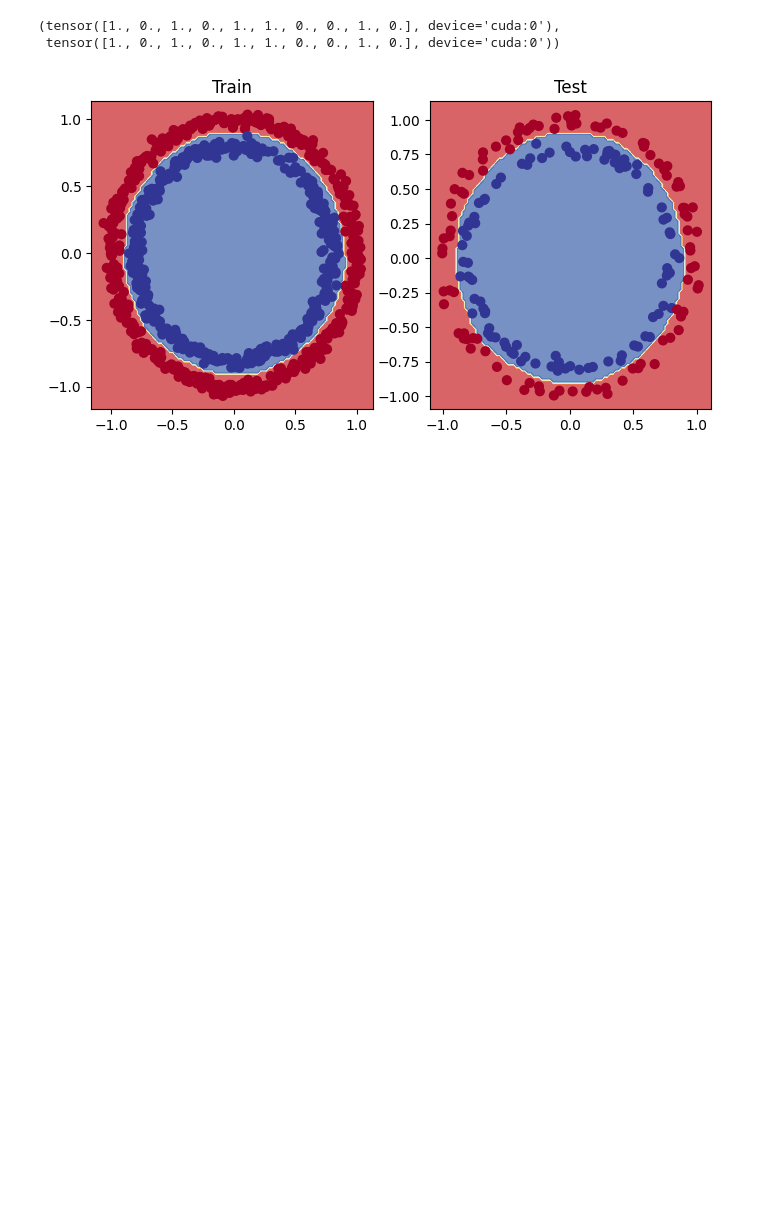
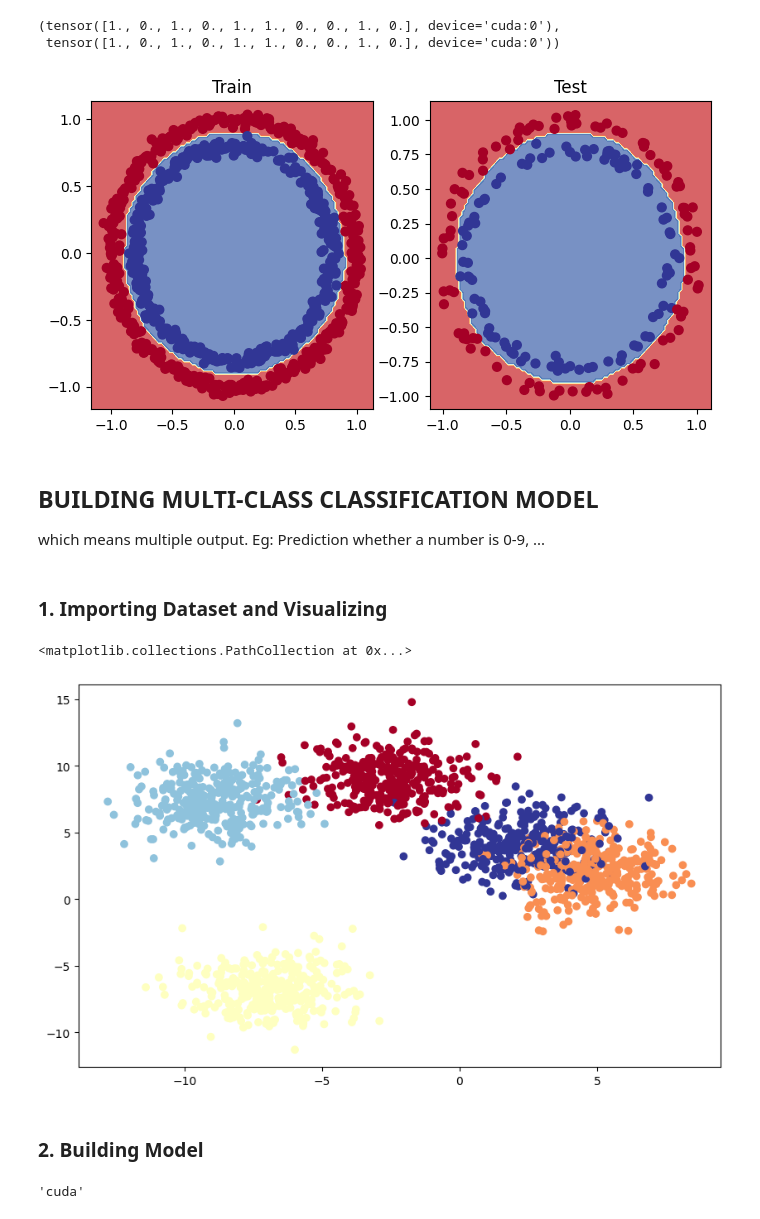
Before and after one commit to Abisheklimbu/pytorch, a Jupyter notebook: 02_pytorch_classification.ipynb, the cells around one changed output. Saved outputs shown, nothing was run; the diff lists cells and outputs as text; code cells hidden in the pictures; blank space fills up the shorter version.

Commit message:
Multi-Class Classification Model built

```diff
--- a/02_pytorch_classification.ipynb
+++ b/02_pytorch_classification.ipynb
@@ -728,3 +728,8 @@ plt.title("Test")
 plot_decision_boundary(model_1, X_test, y_test)
 # %% [output]
 [figure]
+# %% [markdown]
+## BUILDING MULTI-CLASS CLASSIFICATION MODEL
+which means multiple output. Eg: Prediction whether a number is 0-9, ...
+# %% [markdown]
+### 1. Importing Dataset and Visualizing
@@ -730,0 +743,36 @@ plot_decision_boundary(model_1, X_test, y_test)
+# %%
+# TOY DATASET
+# initialiing hyperparameteres
+INPUT_FEATURES = 2
+OUTPUT_FEATURES = 5
+HIDDEN_UNITS = 16
+RANDOM_STATE = 42
+
+# create multi class dataset
+X_blob , y_blob = make_blobs(  n_samples= 2000,
+                             n_features= INPUT_FEATURES,
+                             centers= OUTPUT_FEATURES,
+                             cluster_std= 1.5,
+                             random_state= RANDOM_STATE)
+
+# turn data into tensors
+X_blob = torch.from_numpy(X_blob).type(torch.float32)
+y_blob = torch.from_numpy(y_blob).type(torch.LongTensor)
+# %%
+# split into train and test
+X_train, X_test, y_train, y_test = train_test_split(X_blob, y_blob, test_size=0.2, random_state=RANDOM_STATE)
+# %%
+# visualize training data
+plt.figure(figsize=(10,6))
+plt.scatter(X_train[:,0], X_train[:,1], c=y_train, cmap=plt.cm.RdYlBu)
+# %% [output]
+<matplotlib.collections.PathCollection at 0x...>
+[figure, added]
+# %% [markdown]
+### 2. Building Model
+# %%
+# creating device agnostic code
+device = "cuda" if torch.cuda.is_available() else "cpu"
+device
+# %% [output]
+'cuda'
```
Also changed, not shown: parts of 17 cells of this notebook.
